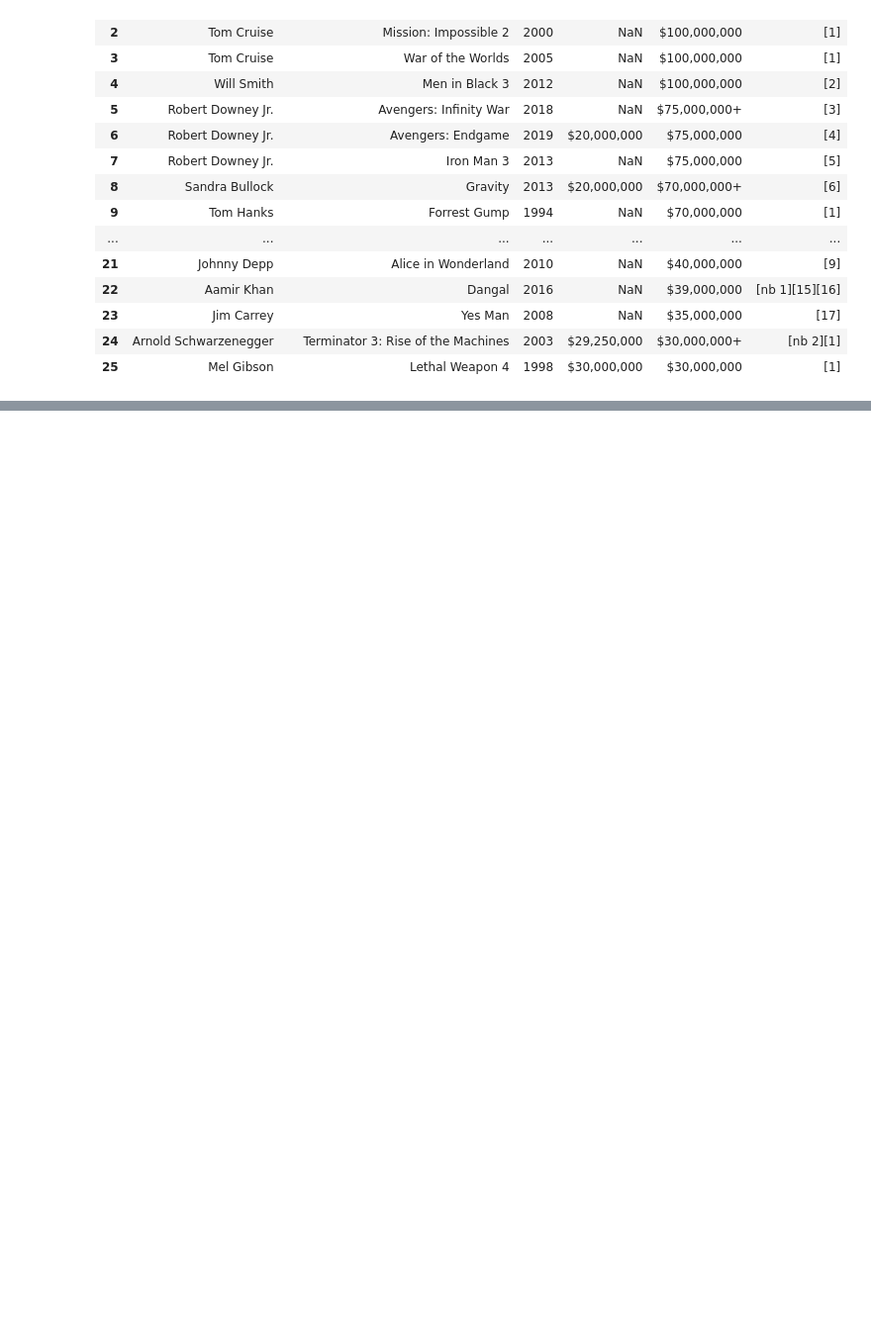
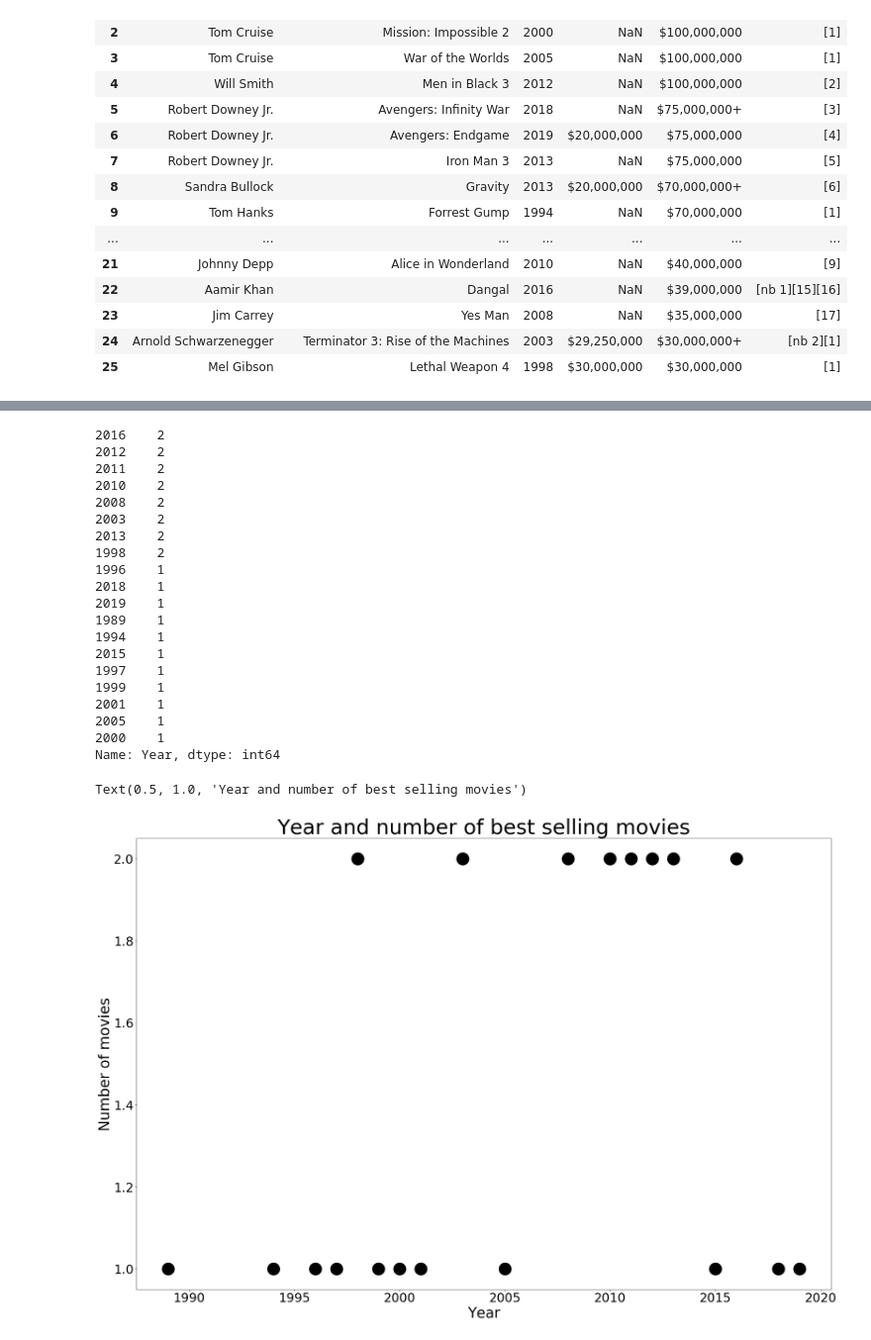
Before and after one commit to Thesavagecoder7784/Statistical-Data-Analysis-With-Pandas, a Jupyter notebook: Actor.ipynb, the cells around one changed output, grey strips where cells are left out. Shown at 99% size. Saved outputs shown, nothing was run; the diff lists cells and outputs as text; code cells hidden in the pictures; blank space fills up the shorter version.

```diff
--- a/Actor.ipynb
+++ b/Actor.ipynb
@@ -123,0 +64,33 @@ Name: Salary, dtype: int64
+# %%
+b = df['Year'].value_counts()
+print(b)
+plt.plot(b, c ='Black' , ls='', marker = 'o', ms=30)
+plt.show
+plt.xticks(fontsize = 30)
+plt.yticks(fontsize = 30)
+plt.xlabel("Year",fontsize = 35)
+plt.ylabel("Number of movies",fontsize = 35)
+plt.title("Year and number of best selling movies",fontsize = 50)
+# %% [output]
+2016    2
+2012    2
+2011    2
+2010    2
+2008    2
+2003    2
+2013    2
+1998    2
+1996    1
+2018    1
+2019    1
+1989    1
+1994    1
+2015    1
+1997    1
+1999    1
+2001    1
+2005    1
+2000    1
+Name: Year, dtype: int64
+Text(0.5, 1.0, 'Year and number of best selling movies')
+[figure, added]
```
Also changed, not shown: parts of 8 cells of this notebook.
